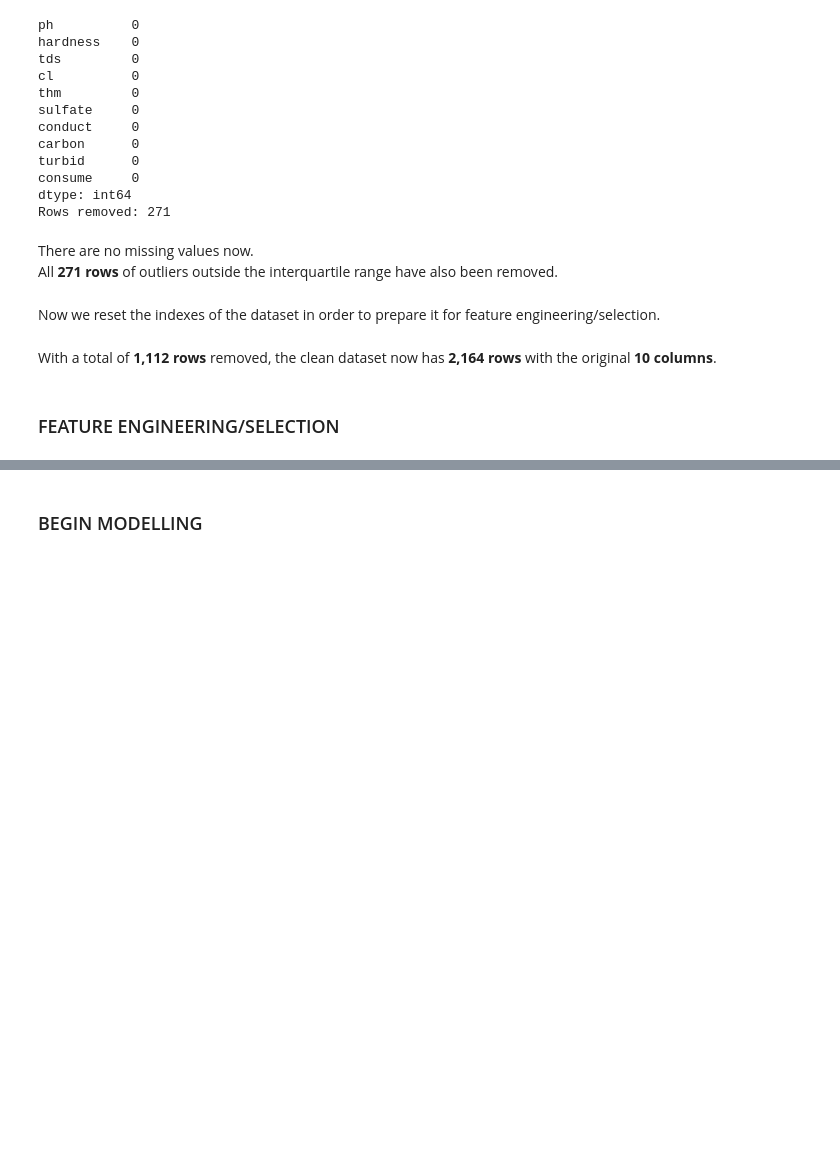
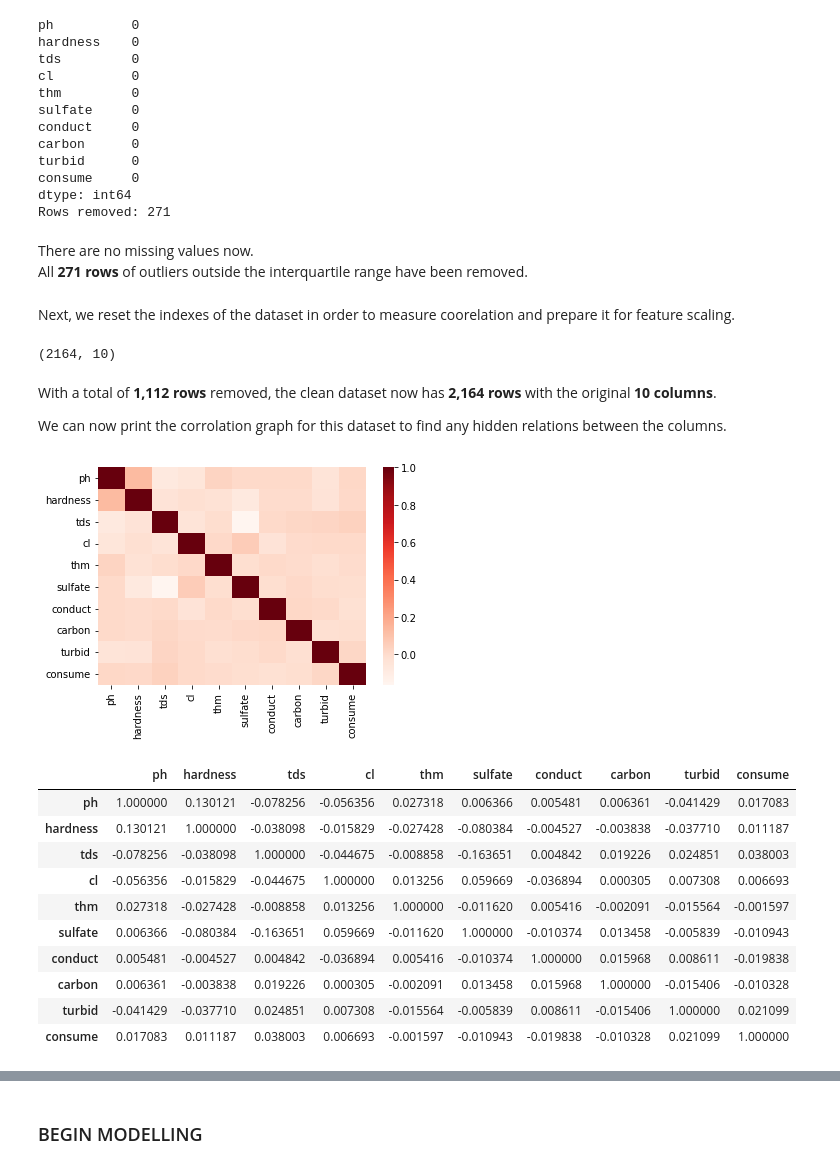
Before and after one commit to vEonz121/BDAProj, a Jupyter notebook: TeamProj.ipynb, the cells around one changed output, grey strips where cells are left out. Cells and saved outputs as stored; diff of their text form; code cells hidden in the pictures; blank space fills up the shorter version.

```diff
--- a/TeamProj.ipynb
+++ b/TeamProj.ipynb
@@ -224,16 +212,37 @@ dtype: int64
 Rows removed: 271
 # %% [markdown]
 There are no missing values now.<br>
-All **271 rows** of outliers outside the interquartile range have also been removed.
+All **271 rows** of outliers outside the interquartile range have been removed.
 # %% [markdown]
-Now we reset the indexes of the dataset in order to prepare it for feature engineering/selection.
+Next, we reset the indexes of the dataset in order to measure coorelation and prepare it for feature scaling.
 # %%
 rawdata.reset_index(drop=True, inplace=True)
-
-rawdata.shape
-
 cleaned_dataset = rawdata
+cleaned_dataset.shape
+# %% [output]
+(2164, 10)
 # %% [markdown]
-With a total of **1,112 rows** removed, the clean dataset now has **2,164 rows** with the original **10 columns**.
+With a total of **1,112 rows** removed, the clean dataset now has **2,164 rows** with the original **10 columns**.<br>
+
+We can now print the corrolation graph for this dataset to find any hidden relations between the columns.
-# %% [markdown]
-### FEATURE ENGINEERING/SELECTION
+# %%
+import seaborn as sb
+corr = cleaned_dataset.corr()
+# plotting correlation heatmap
+dataplot = sb.heatmap(corr, cmap= "Reds")
+# displaying heatmap
+plt.show()
+corr
+# %% [output]
+[figure, added]
+|  | ph | hardness | tds | cl | thm | sulfate | conduct | carbon | turbid | consume |
+| ph | 1.000000 | 0.130121 | -0.078256 | -0.056356 | 0.027318 | 0.006366 | 0.005481 | 0.006361 | -0.041429 | 0.017083 |
+| hardness | 0.130121 | 1.000000 | -0.038098 | -0.015829 | -0.027428 | -0.080384 | -0.004527 | -0.003838 | -0.037710 | 0.011187 |
+| tds | -0.078256 | -0.038098 | 1.000000 | -0.044675 | -0.008858 | -0.163651 | 0.004842 | 0.019226 | 0.024851 | 0.038003 |
+| cl | -0.056356 | -0.015829 | -0.044675 | 1.000000 | 0.013256 | 0.059669 | -0.036894 | 0.000305 | 0.007308 | 0.006693 |
+| thm | 0.027318 | -0.027428 | -0.008858 | 0.013256 | 1.000000 | -0.011620 | 0.005416 | -0.002091 | -0.015564 | -0.001597 |
+| sulfate | 0.006366 | -0.080384 | -0.163651 | 0.059669 | -0.011620 | 1.000000 | -0.010374 | 0.013458 | -0.005839 | -0.010943 |
+| conduct | 0.005481 | -0.004527 | 0.004842 | -0.036894 | 0.005416 | -0.010374 | 1.000000 | 0.015968 | 0.008611 | -0.019838 |
+| carbon | 0.006361 | -0.003838 | 0.019226 | 0.000305 | -0.002091 | 0.013458 | 0.015968 | 1.000000 | -0.015406 | -0.010328 |
+| turbid | -0.041429 | -0.037710 | 0.024851 | 0.007308 | -0.015564 | -0.005839 | 0.008611 | -0.015406 | 1.000000 | 0.021099 |
+| consume | 0.017083 | 0.011187 | 0.038003 | 0.006693 | -0.001597 | -0.010943 | -0.019838 | -0.010328 | 0.021099 | 1.000000 |
```
Also changed, not shown: parts of 23 cells of this notebook.
